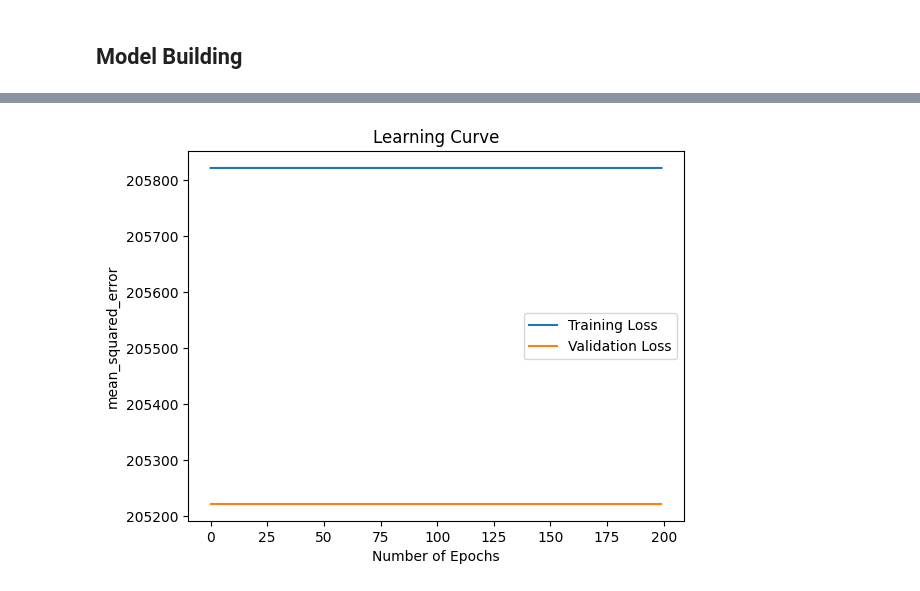
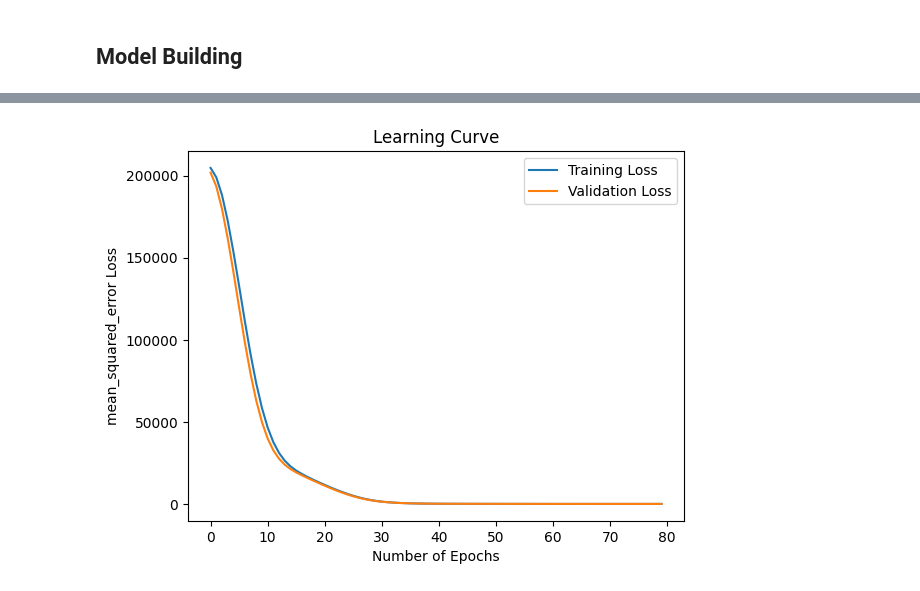
Before and after one commit to PrarthanaShende/AI-Projects-, a Jupyter notebook: power_energy_prediction.ipynb, the cells around one changed output, grey strips where cells are left out. Cells and saved outputs as stored; diff of their text form; code cells hidden in the pictures.

```diff
--- a/power_energy_prediction.ipynb
+++ b/power_energy_prediction.ipynb
@@ -136,9 +136,9 @@ model.add(Input(shape=(xtrain.shape[1],)))
 model.add(Dense(units=32,activation='relu'))
 
 # Add the Output layer
-model.add(Dense(units=1,activation='softmax'))
+model.add(Dense(units=1,activation='linear'))
 # %%
 model.compile(optimizer='adam', loss='mean_squared_error', metrics=['mean_absolute_error'])
 # %%
-nn=model.fit(xtrain,ytrain,validation_split=0.2,epochs=200)
+nn=model.fit(xtrain,ytrain,validation_split=0.2,epochs=80)
 # %% [output]
@@ -165,11 +162,11 @@ Epoch 200/200
 # %%
 import matplotlib.pyplot as plt
 plt.plot(nn.history['loss'],label='Training Loss')
 plt.plot(nn.history['val_loss'],label='Validation Loss')
 plt.xlabel("Number of Epochs")
-plt.ylabel("mean_squared_error")
+plt.ylabel("mean_squared_error Loss")
 plt.title("Learning Curve")
 plt.legend()
 plt.show()
 # %% [output]
-[figure, old version]
+[figure, new version]
```
Also changed, not shown: parts of 5 cells of this notebook.
